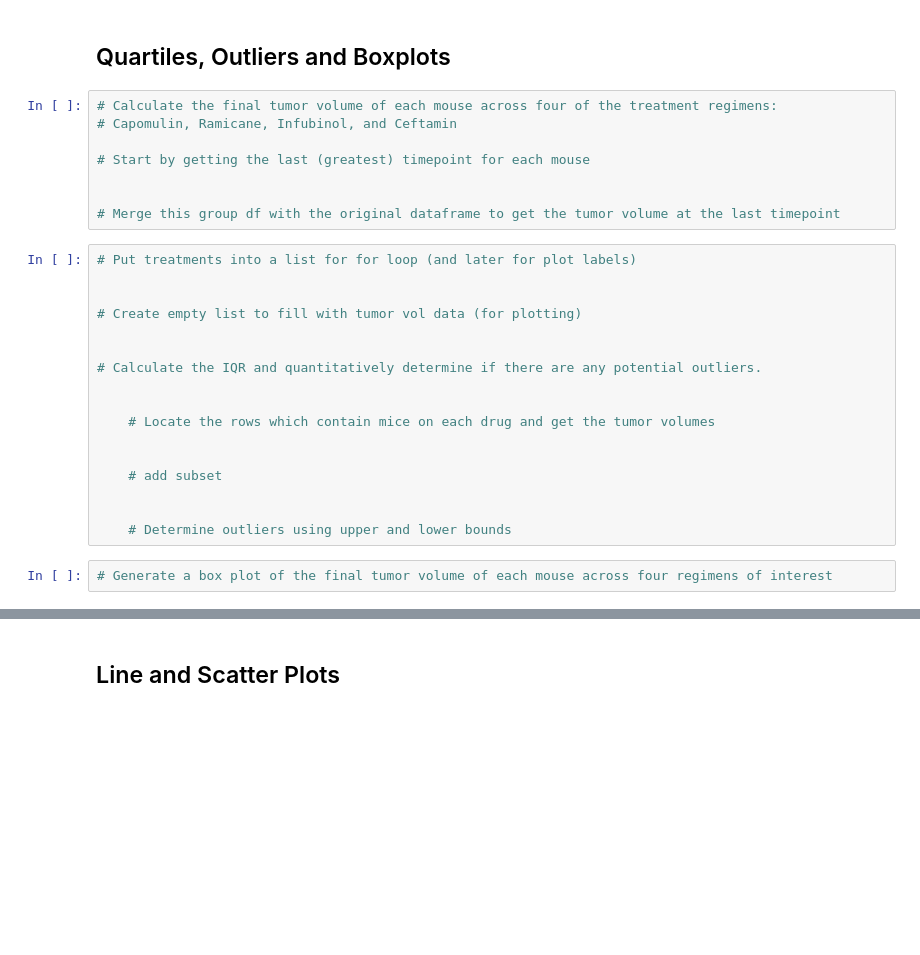
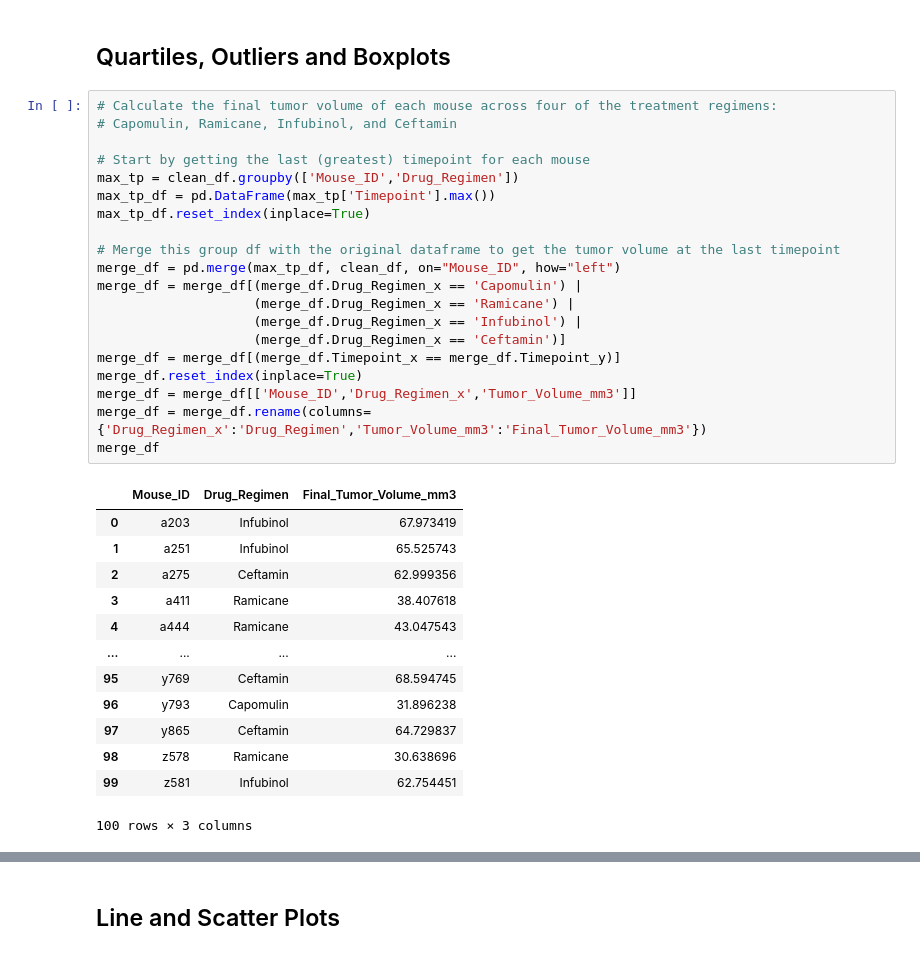
Before and after one commit to firebrand88/Matplotlib-Challenge, a Jupyter notebook: Pymaceuticals/pymaceuticals_starter.ipynb, the cells around one changed output, grey strips where cells are left out. Drawn from its saved outputs; the diff is of its cells as text; blank space fills up the shorter version.

Commit message:
Added quartiles, outliers and boxplots analysis
Uploading latest version

```diff
--- a/Pymaceuticals/pymaceuticals_starter.ipynb
+++ b/Pymaceuticals/pymaceuticals_starter.ipynb
@@ -313,27 +306,34 @@ plt.show()
 # %%
 # Calculate the final tumor volume of each mouse across four of the treatment regimens:
 # Capomulin, Ramicane, Infubinol, and Ceftamin
 
 # Start by getting the last (greatest) timepoint for each mouse
-
+max_tp = clean_df.groupby(['Mouse_ID','Drug_Regimen'])
+max_tp_df = pd.DataFrame(max_tp['Timepoint'].max())
+max_tp_df.reset_index(inplace=True)
 
 # Merge this group df with the original dataframe to get the tumor volume at the last timepoint
+merge_df = pd.merge(max_tp_df, clean_df, on="Mouse_ID", how="left")
+merge_df = merge_df[(merge_df.Drug_Regimen_x == 'Capomulin') |
+                    (merge_df.Drug_Regimen_x == 'Ramicane') |
+                    (merge_df.Drug_Regimen_x == 'Infubinol') |
+                    (merge_df.Drug_Regimen_x == 'Ceftamin')]
+merge_df = merge_df[(merge_df.Timepoint_x == merge_df.Timepoint_y)]
+merge_df.reset_index(inplace=True)
+merge_df = merge_df[['Mouse_ID','Drug_Regimen_x','Tumor_Volume_mm3']]
+merge_df = merge_df.rename(columns={'Drug_Regimen_x':'Drug_Regimen','Tumor_Volume_mm3':'Final_Tumor_Volume_mm3'})
+merge_df
+# %% [output]
+|  | Mouse_ID | Drug_Regimen | Final_Tumor_Volume_mm3 |
+| 0 | a203 | Infubinol | 67.973419 |
+| 1 | a251 | Infubinol | 65.525743 |
+| 2 | a275 | Ceftamin | 62.999356 |
+| 3 | a411 | Ramicane | 38.407618 |
+| 4 | a444 | Ramicane | 43.047543 |
+| ... | ... | ... | ... |
+| 95 | y769 | Ceftamin | 68.594745 |
+| 96 | y793 | Capomulin | 31.896238 |
+| 97 | y865 | Ceftamin | 64.729837 |
+| 98 | z578 | Ramicane | 30.638696 |
+| 99 | z581 | Infubinol | 62.754451 |
+100 rows × 3 columns
-# %%
-# Put treatments into a list for for loop (and later for plot labels)
-
-
-# Create empty list to fill with tumor vol data (for plotting)
-
-
-# Calculate the IQR and quantitatively determine if there are any potential outliers.
-
-
-    # Locate the rows which contain mice on each drug and get the tumor volumes
-
-
-    # add subset
-
-
-    # Determine outliers using upper and lower bounds
-# %%
-# Generate a box plot of the final tumor volume of each mouse across four regimens of interest
```
Also changed, not shown: parts of 4 cells of this notebook.
